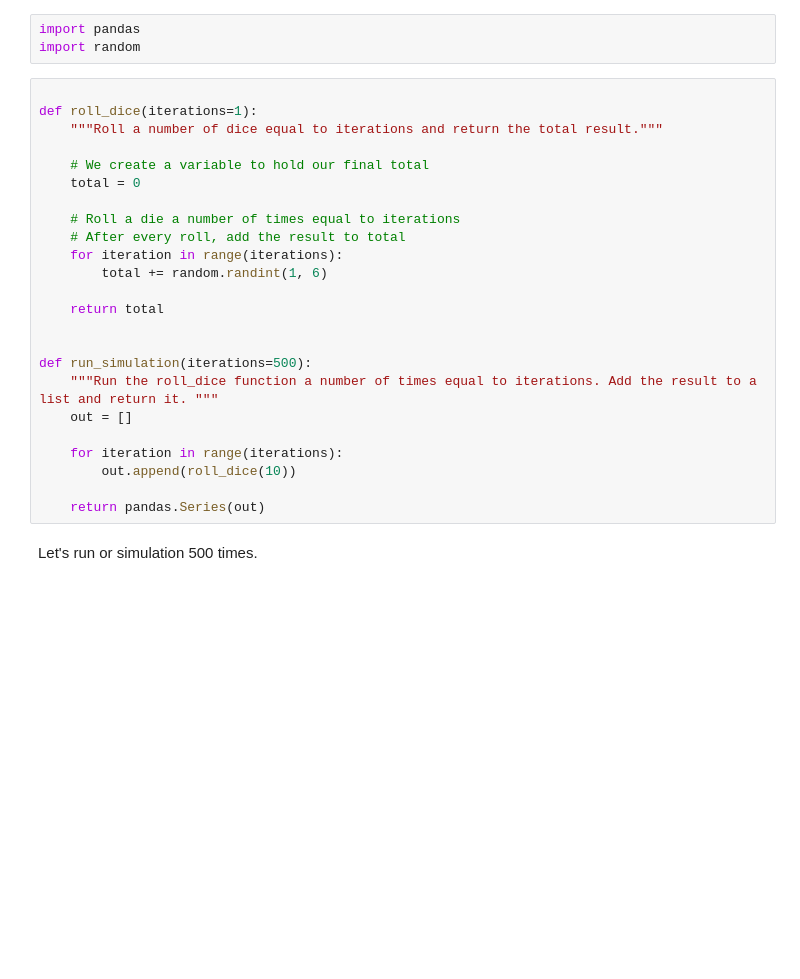
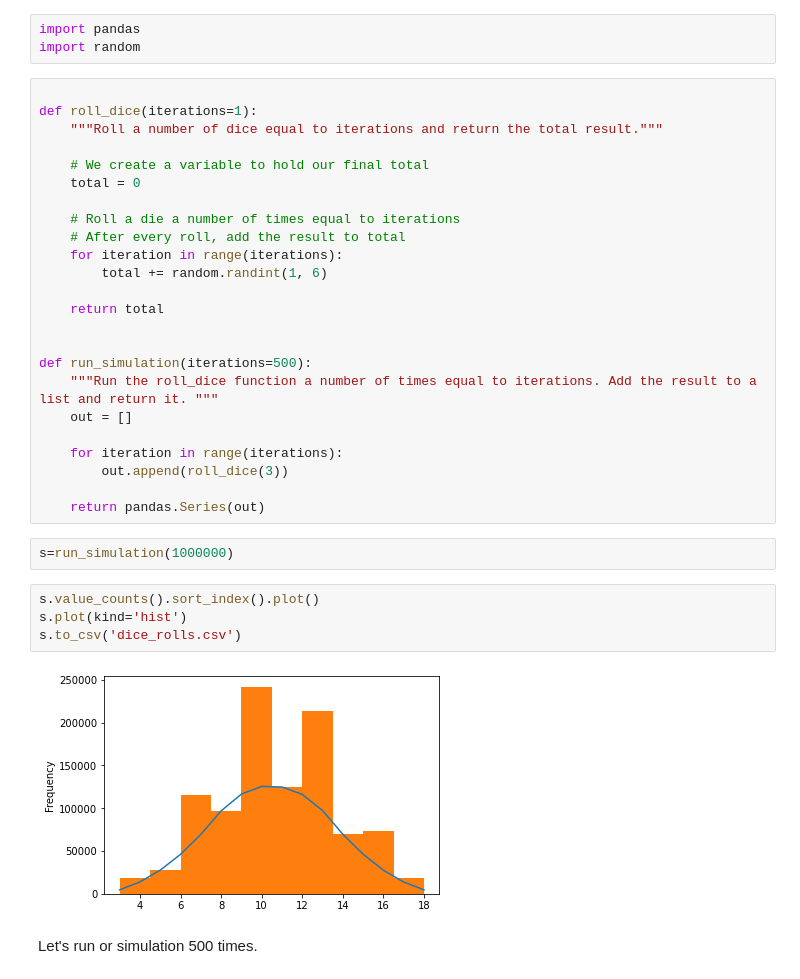
Before and after one commit to smythp/foundations-data-science, a Jupyter notebook: class_notebooks/Running Simulations and the Normal Distribution.ipynb, the cells around one changed output. Drawn from its saved outputs; the diff is of its cells as text; blank space fills up the shorter version.

```diff
--- a/class_notebooks/Running Simulations and the Normal Distribution.ipynb
+++ b/class_notebooks/Running Simulations and the Normal Distribution.ipynb
@@ -22,9 +22,17 @@ def run_simulation(iterations=500):
     out = []
 
     for iteration in range(iterations):
-        out.append(roll_dice(10))
+        out.append(roll_dice(3))
 
     return pandas.Series(out)
+# %%
+s=run_simulation(1000000)
+# %%
+s.value_counts().sort_index().plot()
+s.plot(kind='hist')
+s.to_csv('dice_rolls.csv')
+# %% [output]
+[figure, added]
 # %% [markdown]
 Let's run or simulation 500 times.
 # %%
```
Also changed, not shown: 11 other files.
